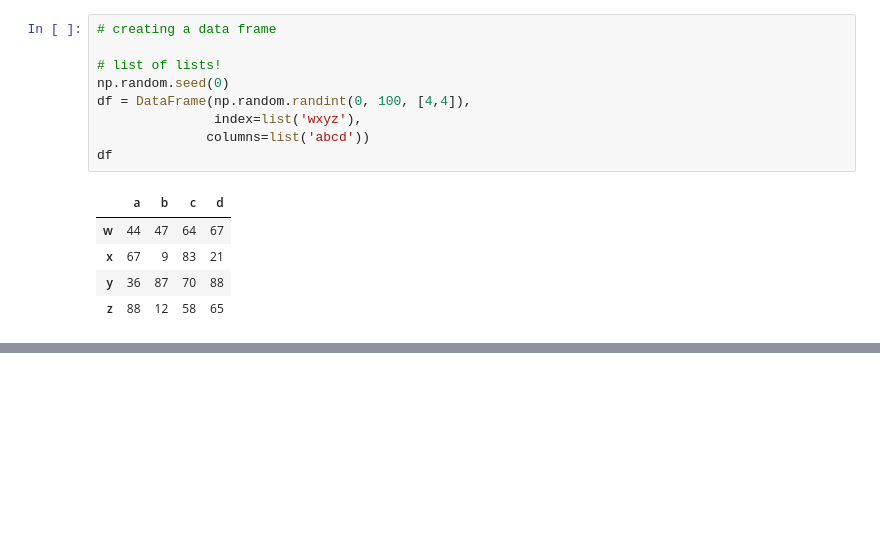
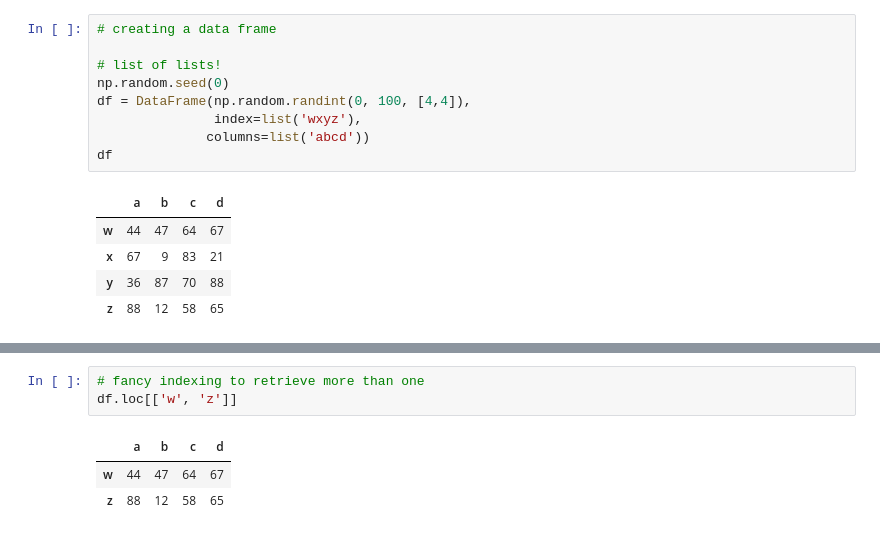
Before and after one commit to sumanthkm/Cisco-2021-12Dec-13, a Jupyter notebook: Cisco-2021-12Dec-14.ipynb, the cells around one changed output, grey strips where cells are left out. Drawn from its saved outputs; the diff is of its cells as text; blank space fills up the shorter version.

```diff
--- a/Cisco-2021-12Dec-14.ipynb
+++ b/Cisco-2021-12Dec-14.ipynb
@@ -545,0 +553,7 @@ df
+# %%
+# fancy indexing to retrieve more than one
+df.loc[['w', 'z']]
+# %% [output]
+|  | a | b | c | d |
+| w | 44 | 47 | 64 | 67 |
+| z | 88 | 12 | 58 | 65 |
```
Also changed, not shown: parts of 5 cells of this notebook.
